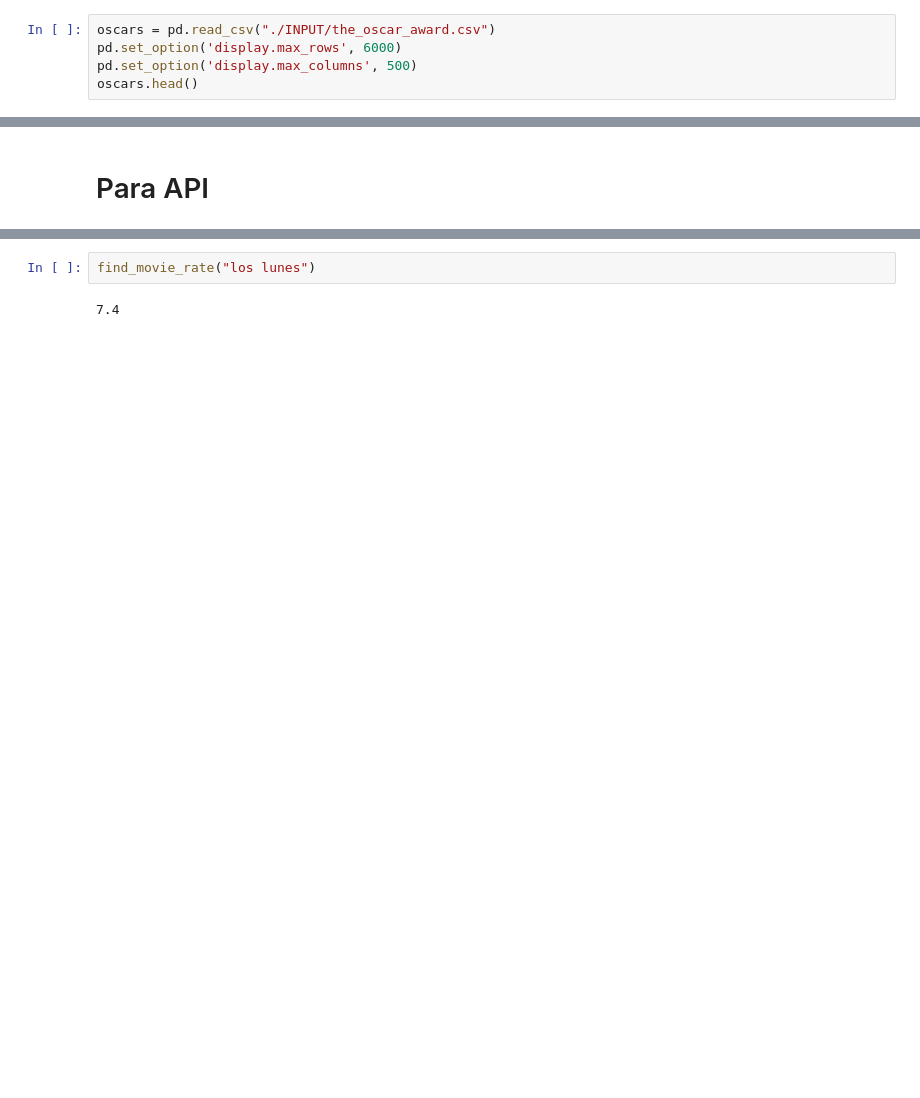
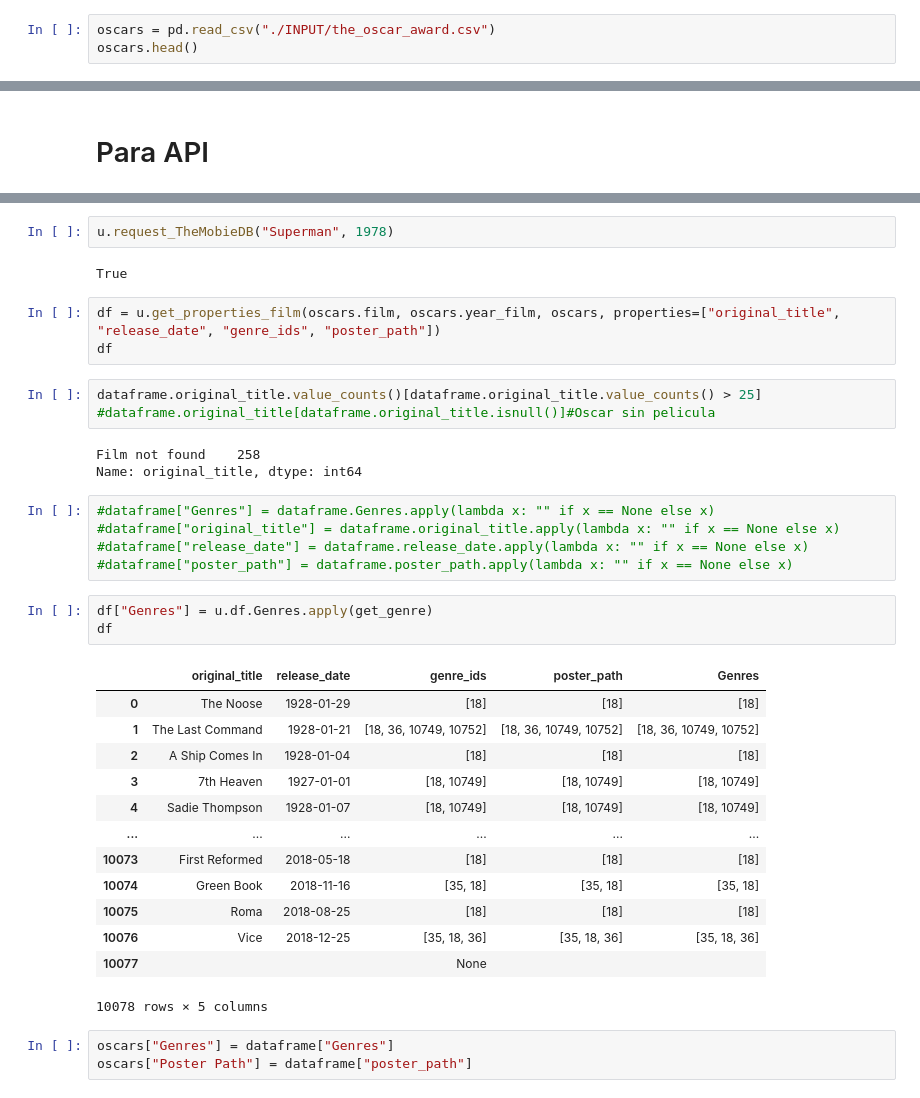
Before and after one commit to jmpchamizo/Oscars, a Jupyter notebook: Project.ipynb, the cells around one changed output, grey strips where cells are left out. Saved outputs shown, nothing was run; the diff lists cells and outputs as text; blank space fills up the shorter version.

```diff
--- a/Project.ipynb
+++ b/Project.ipynb
@@ -10,8 +12,6 @@ from bs4 import BeautifulSoup
 from dotenv import load_dotenv
 # %%
 oscars = pd.read_csv("./INPUT/the_oscar_award.csv")
-pd.set_option('display.max_rows', 6000)
-pd.set_option('display.max_columns', 500)
 oscars.head()
 # %% [output]
 |  | year_film | year_ceremony | ceremony | category | name | film | win |
@@ -71,4 +56,38 @@ def find_movie_rate(film):
-# %%
-find_movie_rate("los lunes")
-# %% [output]
-7.4
+# %%
+u.request_TheMobieDB("Superman", 1978)
+# %% [output]
+True
+# %%
+df = u.get_properties_film(oscars.film, oscars.year_film, oscars, properties=["original_title", "release_date", "genre_ids", "poster_path"])
+df
+# %%
+dataframe.original_title.value_counts()[dataframe.original_title.value_counts() > 25]
+#dataframe.original_title[dataframe.original_title.isnull()]#Oscar sin pelicula
+# %% [output]
+Film not found    258
+Name: original_title, dtype: int64
+# %%
+#dataframe["Genres"] = dataframe.Genres.apply(lambda x: "" if x == None else x)
+#dataframe["original_title"] = dataframe.original_title.apply(lambda x: "" if x == None else x)
+#dataframe["release_date"] = dataframe.release_date.apply(lambda x: "" if x == None else x)
+#dataframe["poster_path"] = dataframe.poster_path.apply(lambda x: "" if x == None else x)
+# %%
+df["Genres"] = u.df.Genres.apply(get_genre)
+df
+# %% [output]
+|  | original_title | release_date | genre_ids | poster_path | Genres |
+| 0 | The Noose | 1928-01-29 | [18] | [18] | [18] |
+| 1 | The Last Command | 1928-01-21 | [18, 36, 10749, 10752] | [18, 36, 10749, 10752] | [18, 36, 10749, 10752] |
+| 2 | A Ship Comes In | 1928-01-04 | [18] | [18] | [18] |
+| 3 | 7th Heaven | 1927-01-01 | [18, 10749] | [18, 10749] | [18, 10749] |
+| 4 | Sadie Thompson | 1928-01-07 | [18, 10749] | [18, 10749] | [18, 10749] |
+| ... | ... | ... | ... | ... | ... |
+| 10073 | First Reformed | 2018-05-18 | [18] | [18] | [18] |
+| 10074 | Green Book | 2018-11-16 | [35, 18] | [35, 18] | [35, 18] |
+| 10075 | Roma | 2018-08-25 | [18] | [18] | [18] |
+| 10076 | Vice | 2018-12-25 | [35, 18, 36] | [35, 18, 36] | [35, 18, 36] |
+| 10077 |  |  | None |  |  |
+10078 rows × 5 columns
+# %%
+oscars["Genres"] = dataframe["Genres"]
+oscars["Poster Path"] = dataframe["poster_path"]
```
Also changed, not shown: parts of 147 cells of this notebook.
